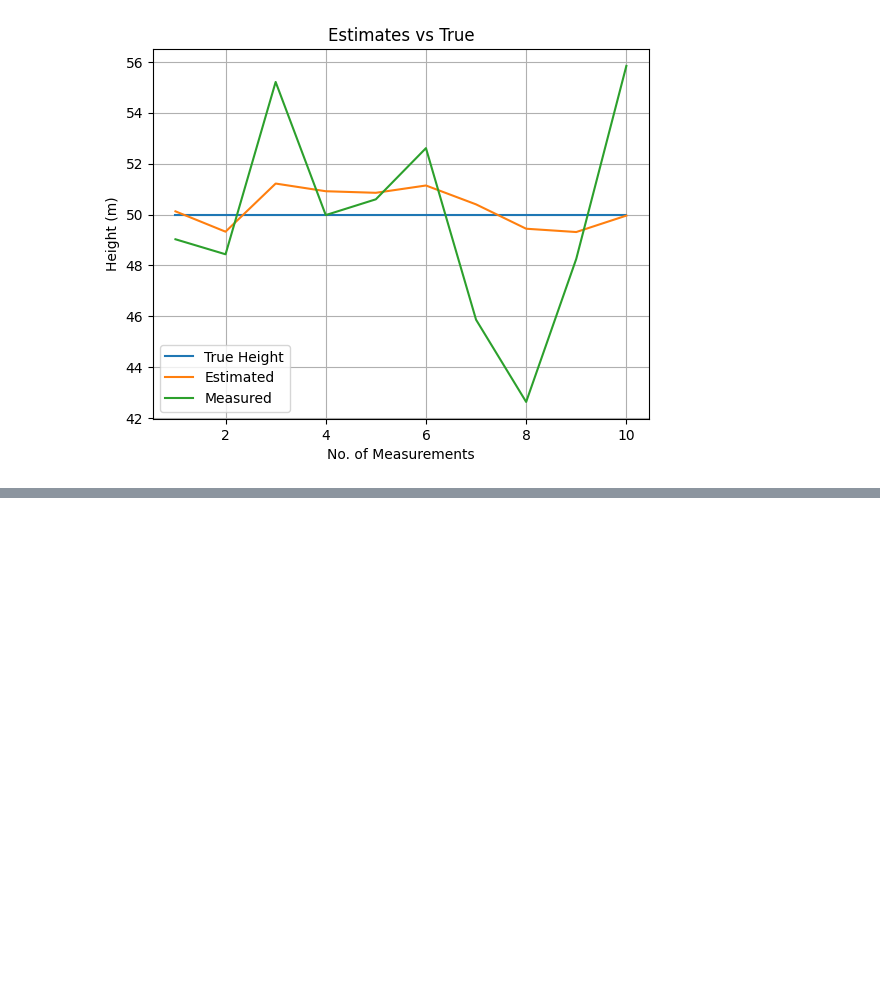
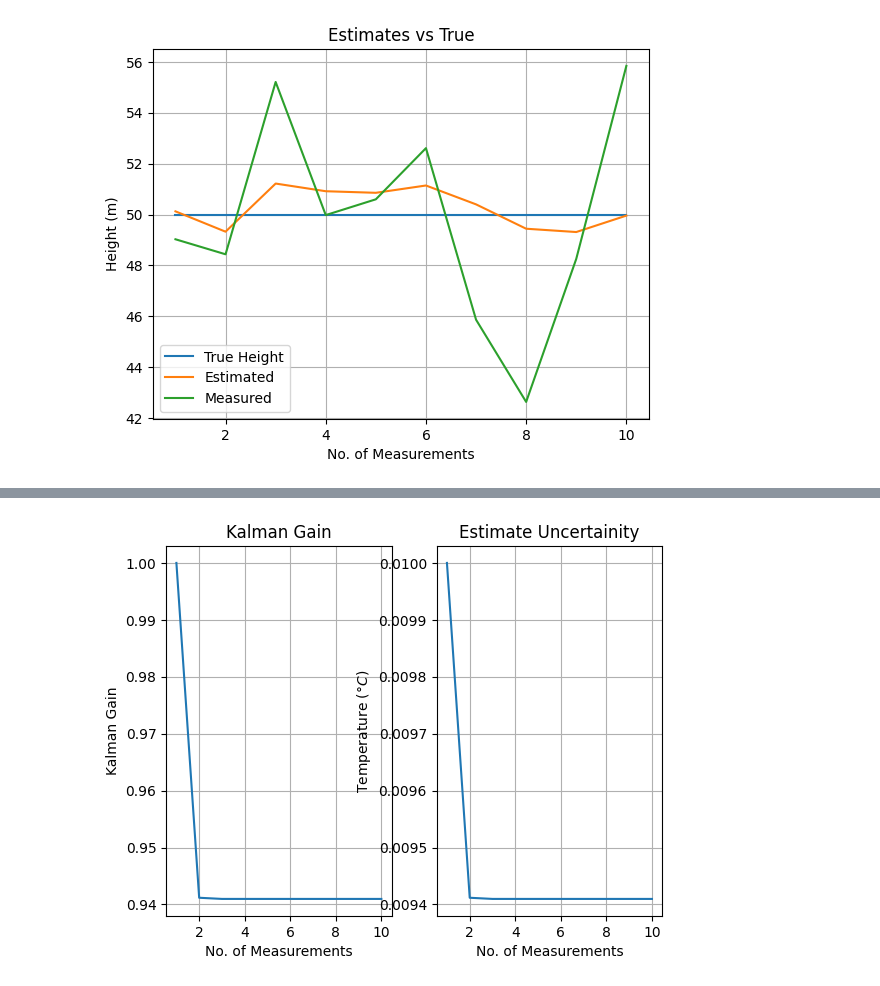
Before and after one commit to aravindchakravarti/Kalman_Filter, a Jupyter notebook: Kalman_Filter.ipynb, the cells around one changed output, grey strips where cells are left out. Drawn from its saved outputs; the diff is of its cells as text; code cells hidden in the pictures; blank space fills up the shorter version.

```diff
--- a/Kalman_Filter.ipynb
+++ b/Kalman_Filter.ipynb
@@ -505,0 +610,88 @@ plt.grid()
+# %%
+'''
+Example: This example is similar to previous example. We are assuming that, liquid is getting heated, but we do not know
+the dynamics of heating
+process noise (q) = Test with 0.0001 and even heigher values
+Lets say that, measurement error (std. deviation) is 0.1 degree celcius.
+'''
+true_liquid_temp = [50.505, 50.994, 51.493, 52.001, 52.506, 52.998, 53.521, 54.005, 54.500, 54.997]
+meas_liquid_temp = [50.486, 50.963, 51.597, 52.001, 52.518, 53.050, 53.438, 53.858, 54.465, 55.114]
+delta_t = 5 # Measurement interval
+
+# *************************************************************
+x_range = np.arange(1, (len(true_liquid_temp)+1), 1, dtype=int)
+kalman_gain_plot = []
+estimate_var_plot = []
+estimates_plot = []
+# *************************************************************
+
+# Inital estimates
+x_h_n_pre_n = 10
+# Lets assume that, human has 100 degree Celcius 1sigma error
+p_n_pre_n = (100*100)+.001
+# Process noise
+q = 0.15
+# Measurement noise
+r = 0.01
+
+for index in range(len(meas_liquid_temp)):
+# Step 1: Measure
+    # Get temperature value
+    z_n = meas_liquid_temp[index]
+    # What is the variance we have in sensor?
+    r_n = r
+
+# Step 2: Correct/State Update
+    # Find Kalman Gain
+    K_n = p_n_pre_n/(p_n_pre_n+r_n)
+
+    # Update state equations
+    x_n_n = x_h_n_pre_n + K_n*(z_n-x_h_n_pre_n)
+
+    # Update estimate variance
+    p_n_n = (1-K_n)*p_n_pre_n
+
+# Step 3: Predict
+    # Predict next state. Because we have static system
+    x_h_n_pre_n = x_n_n
+
+    # Predict next variance
+    p_n_pre_n = p_n_n + q
+
+# For plot
+    kalman_gain_plot.append(K_n)
+    estimates_plot.append(x_n_n)
+    estimate_var_plot.append(p_n_n)
+
+    print("At index {0:.3f} Kalman Gain {1:.3f}, x_n_n is {2:.3f}, p_n_n is {3:.3f}\
+    x_h_n_pre_n is {4:.3f} and p_n_pre_n is {5:.3f}" \
+          .format(index, K_n, x_n_n, p_n_n, x_h_n_pre_n, p_n_pre_n))
+
+
+
+# Plot Kalman Gain and Estimate Uncertainity
+plt.subplot (1,2,1)
+plt.plot(x_range, kalman_gain_plot)
+plt.title("Kalman Gain")
+plt.xlabel ("No. of Measurements")
+plt.ylabel ("Kalman Gain")
+plt.grid()
+
+plt.subplot (1,2,2)
+plt.plot(x_range, estimate_var_plot)
+plt.title("Estimate Uncertainity")
+plt.xlabel ("No. of Measurements")
+plt.ylabel ("Temperature ($\degree C$)")
+plt.grid()
+
+plt.show()
+
+# Plot True Height and Estimates
+plt.plot(x_range, estimates_plot, label = "Estimated")
+plt.plot(x_range, meas_liquid_temp, label = "Measured")
+plt.title("Estimates vs True")
+plt.xlabel ("No. of Measurements")
+plt.ylabel ("Temperature ($\degree C$)")
+plt.legend()
+plt.grid()
+# %% [output]
@@ -505,0 +708 @@ plt.grid()
+[figure, added]
```
Also changed, not shown: parts of 16 cells of this notebook.
